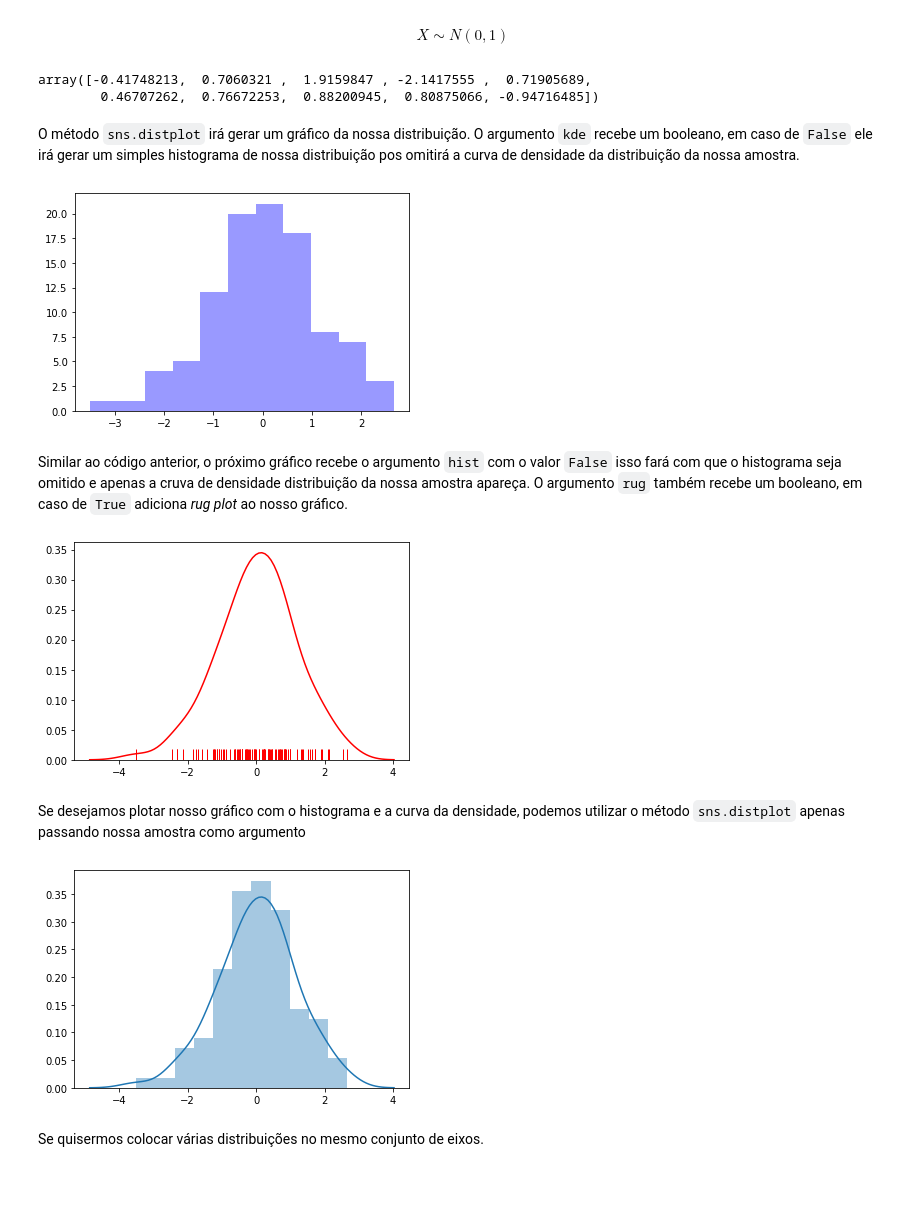
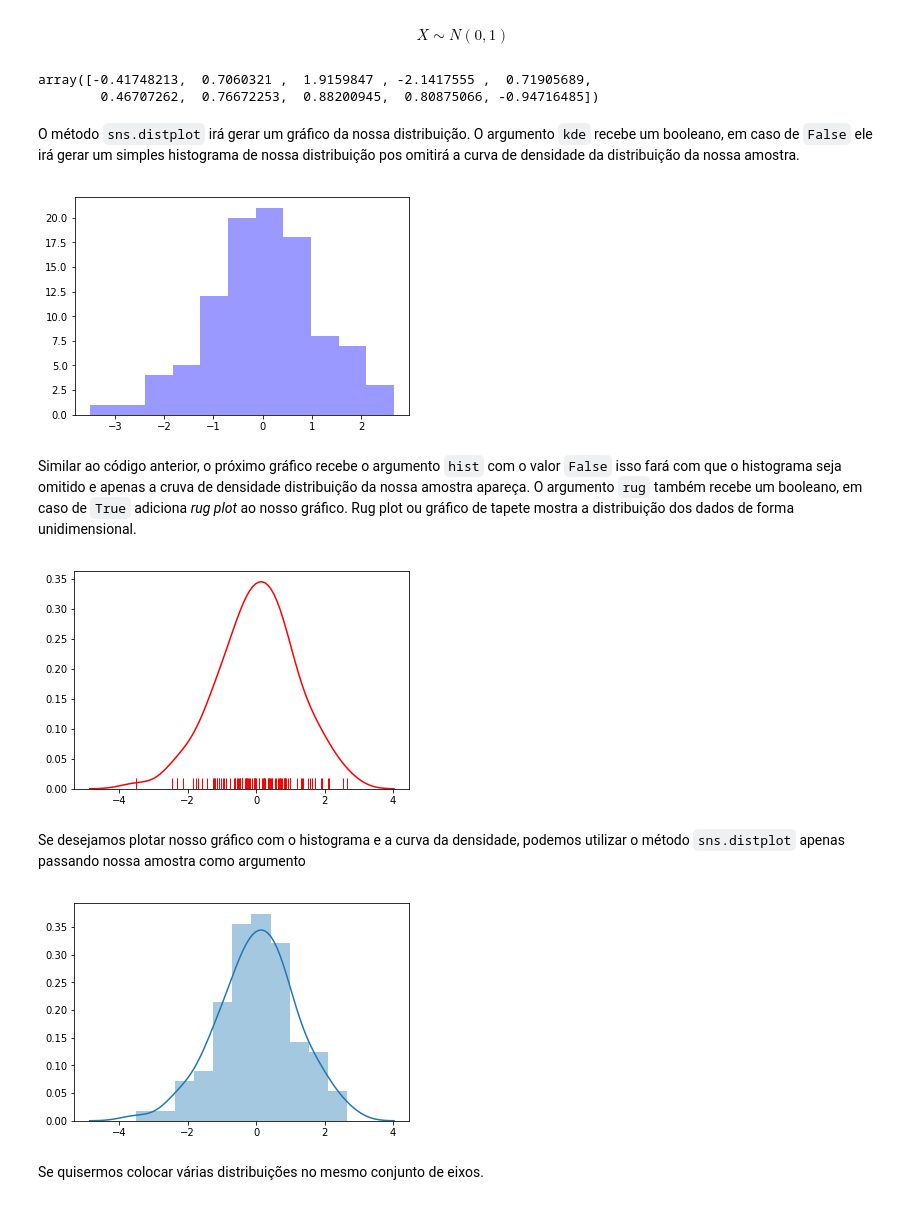
Before and after one commit to Daniel-EST/python-basico-machine-learning, a Jupyter notebook: notebooks/02_visualizacao/visualizacao.ipynb, the cells around one changed output. Cells and saved outputs as stored; diff of their text form; code cells hidden in the pictures.

```diff
--- a/notebooks/02_visualizacao/visualizacao.ipynb
+++ b/notebooks/02_visualizacao/visualizacao.ipynb
@@ -131,35 +151,42 @@ plt.show()                                   # O plt.show() nos mostra o gráfic
 Geraremos uma amostra aleatória de tamanho 100 de uma população normal padrão utilizando a biblioteca numpy, com o intuito de gerar dados para os gráficos.
 # %% [markdown]
 $$X \sim N(0,1)$$
-# %%
-np.random.seed(29)
-d = np.random.normal(size=100)
-d[:10]
-# %% [output]
-array([-0.41748213,  0.7060321 ,  1.9159847 , -2.1417555 ,  0.71905689,
-        0.46707262,  0.76672253,  0.88200945,  0.80875066, -0.94716485])
+# %%
+np.random.seed(29)                           # Configura uma "semente" para controlarmos as aleatorieade para os exemplos.
+amostra_normal = np.random.normal(size=100)  # Gera uma amostra de tamanho 100 de uma distribuição normal com média 0 e
+                                             # variância 1.
+amostra_normal[:10]                          # Visualizar os 10 primeiros valores sorteados
+# %% [output]
+array([-0.41748213,  0.7060321 ,  1.9159847 , -2.1417555 ,  0.71905689,
+        0.46707262,  0.76672253,  0.88200945,  0.80875066, -0.94716485])
 # %% [markdown]
 O método `sns.distplot` irá gerar um gráfico da nossa distribuição. O argumento `kde` recebe um booleano, em caso de `False` ele irá gerar um simples histograma de nossa distribuição pos omitirá a curva de densidade da distribuição da nossa amostra.
 # %%
-sns.distplot(d, kde=False, color="b")
+sns.distplot(amostra_normal,
+             kde=False,
+             color="b")
 plt.show()
 # %% [output]
-[figure, old version]
+[figure, new version]
 # %% [markdown]
 Similar ao código anterior, o próximo gráfico recebe o argumento `hist` com o valor `False` isso fará com que o histograma seja omitido e apenas a cruva de densidade distribuição da nossa amostra apareça.
 O argumento `rug` também recebe um booleano, em caso de `True` adiciona *rug plot* ao nosso gráfico.
+Rug plot ou gráfico de tapete mostra a distribuição dos dados de forma unidimensional.
 # %%
-sns.distplot(d, hist=False, rug=True, color="r")
+sns.distplot(amostra_normal,
+             hist=False,
+             rug=True,
+             color="r")
 plt.show()
 # %% [output]
-[figure, old version]
+[figure, new version]
 # %% [markdown]
 Se desejamos plotar nosso gráfico com o histograma e a curva da densidade, podemos utilizar o método `sns.distplot` apenas passando nossa amostra como argumento
 # %%
-sns.distplot(d)
+sns.distplot(amostra_normal)
 plt.show()
 # %% [output]
-[figure, old version]
+[figure, new version]
 # %% [markdown]
 Se quisermos colocar várias distribuições no mesmo conjunto de eixos.
 # %%
```
Also changed, not shown: parts of 44 cells of this notebook.
